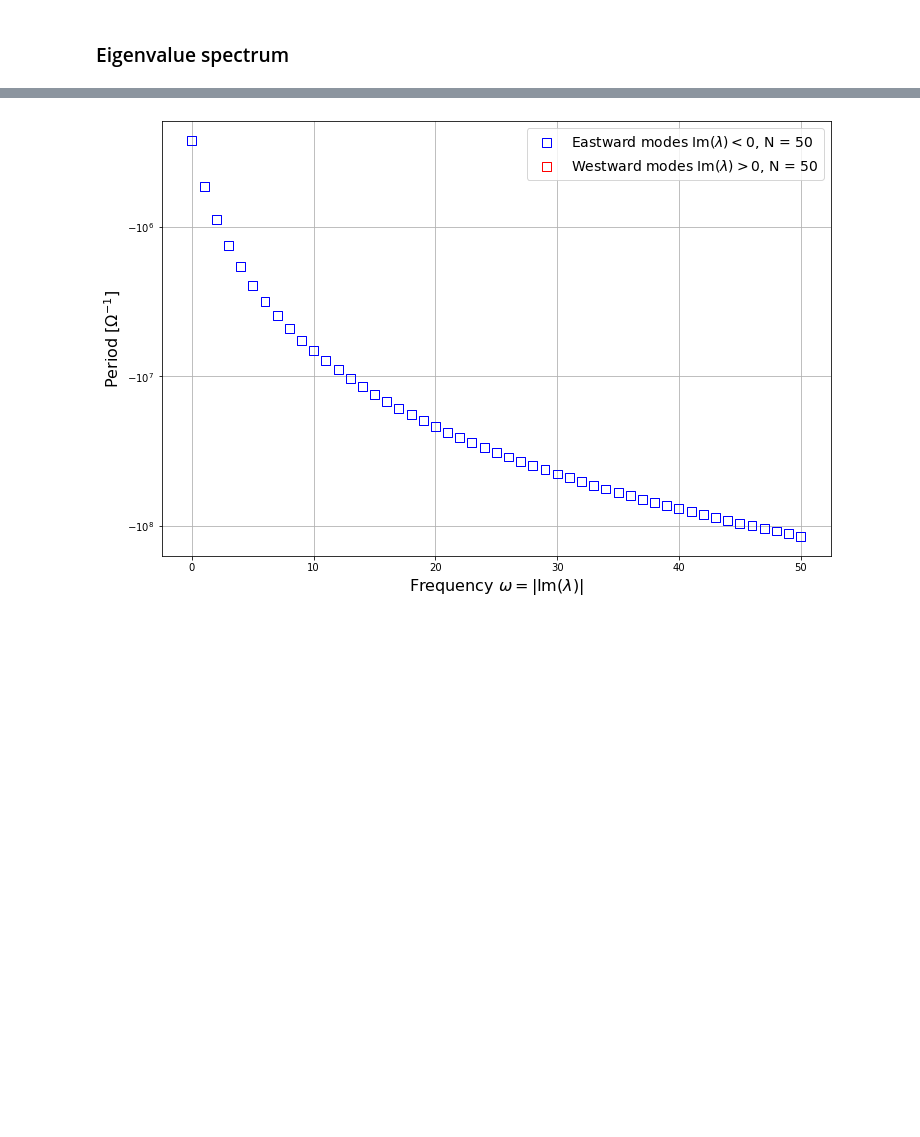
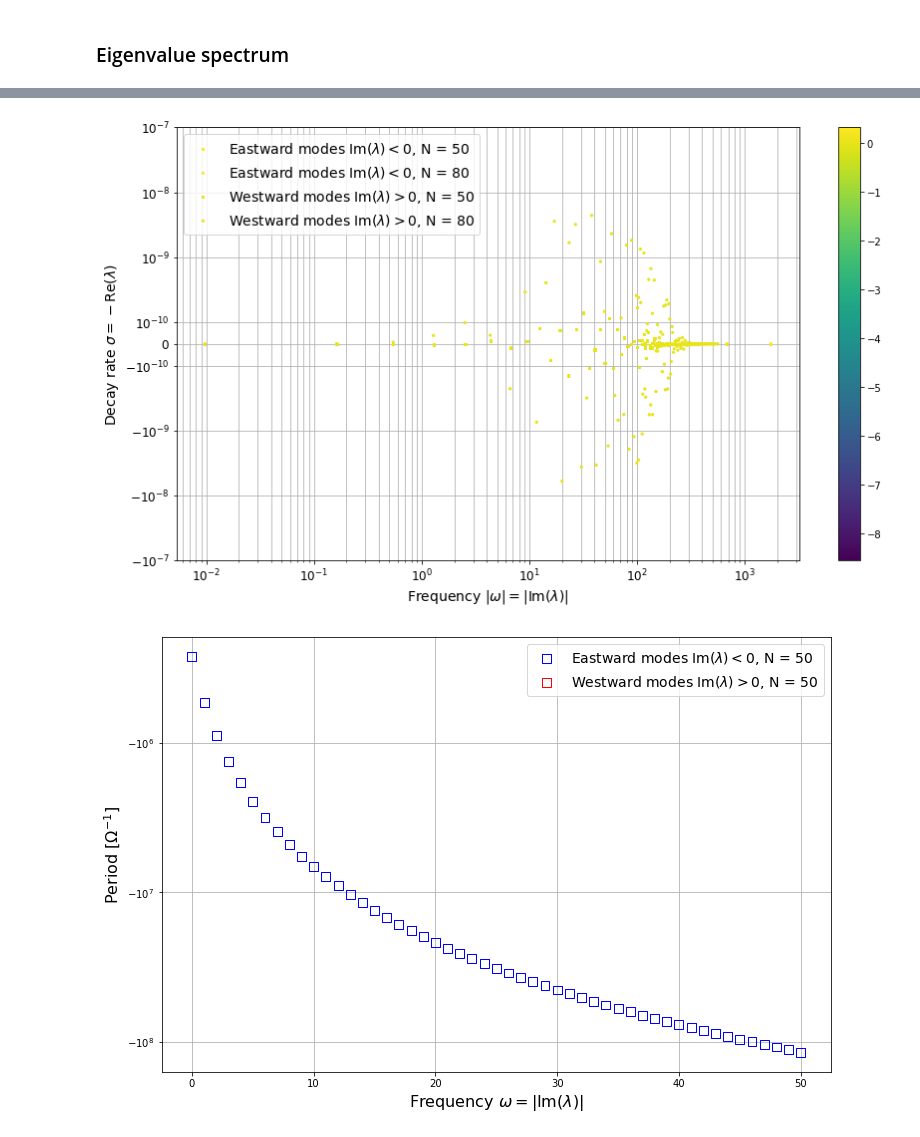
Before and after one commit to GentleMin/PlesioGeostroPy, a Jupyter notebook: Eigen_Post.ipynb, the cells around one changed output, grey strips where cells are left out. Drawn from its saved outputs; the diff is of its cells as text; code cells hidden in the pictures; blank space fills up the shorter version.

```diff
--- a/Eigen_Post.ipynb
+++ b/Eigen_Post.ipynb
@@ -1186,3 +1187,71 @@ plt.show()
+# %%
+fig, ax = plt.subplots(figsize=(14, 8))
+# save_name = "./out/eigen/Toroidal_Quadrupole/Spectrum_m3_Le-1e-4_east_on_top"
+save_name = None
+override = False
+
+style_cfg = [
+    [
+        {'s': 5, "marker": 's', "facecolors": "none", "linewidths": 1, 'zorder': 5},
+        {'s': 5, "marker": 'o', "facecolors": "none", "linewidths": 1, 'zorder': 5},
+    ],
+    [
+        {'s': 5, "marker": 's', "facecolors": "none", "linewidths": 1, 'zorder': 3},
+        {'s': 5, "marker": 'o', "facecolors": "none", "linewidths": 1, 'zorder': 3},
+    ],
+]
+ds_name = [
+    r"Eastward modes $\mathrm{Im}(\lambda) < 0$",
+    r"Westward modes $\mathrm{Im}(\lambda) > 0$"
+    # r"Fast modes $|\mathrm{Im}(\lambda)| > 1.$",
+    # r"Slow modes $|\mathrm{Im}(\lambda)| < 1.$"
+]
+
+vmin = 0
+vmax = 0
+for i_ds in range(len(ds_vals_collections)):
+    for i_src in range(len(label_list)):
+        if style_cfg[i_ds][i_src] is None:
+            continue
+        ratio = np.log10(np.linalg.norm(ds_vecs_collections[i_ds][i_src]['Psi'], axis=0)/np.linalg.norm(ds_vecs_collections[i_ds][i_src]['F_ext'], axis=0))
+        vmax = np.max(ratio) if np.max(ratio) > vmax else vmax
+        vmin = np.min(ratio) if np.min(ratio) < vmin else vmin
+
+
+for i_ds in range(len(ds_vals_collections)):
+    for i_src in range(len(label_list)):
+        if style_cfg[i_ds][i_src] is None:
+            continue
+        label = "%s, %s" % (ds_name[i_ds], label_list[i_src]) if isinstance(label_list[i_src], str) else "%s, N = %d" % (ds_name[i_ds], label_list[i_src])
+        im = ax.scatter(np.abs(np.imag(ds_vals_collections[i_ds][i_src])), -np.real(ds_vals_collections[i_ds][i_src]),
+            c=np.linalg.norm(ds_vecs_collections[i_ds][i_src]['Psi'], axis=0)/np.linalg.norm(ds_vecs_collections[i_ds][i_src]['F_ext'], axis=0),
+            **style_cfg[i_ds][i_src], vmin=vmin, vmax=vmax, label=label)
+
+ax.set_xlabel(r"Frequency $|\omega| = |\mathrm{Im}(\lambda)|$", fontsize=14)
+# ax.set_xlabel(r"Frequency $\omega = \mathrm{Im}(\lambda)$", fontsize=14)
+ax.set_ylabel(r"Decay rate $\sigma = -\mathrm{Re}(\lambda)$", fontsize=14)
+
+ax.set_xscale('log')
+# ax.set_xscale('symlog', linthresh=1e-3, linscale=.1)
+ax.set_yscale('symlog', linthresh=1e-10, linscale=.3)
+# ax.set_xlim([4, 6])
+ax.set_ylim([-1e-7, +1e-7])
+ax.tick_params(axis='both', which='major', labelsize=12)
+
+ax.grid(which="both")
+ax.legend(fontsize=14)
+
+plt.colorbar(im, ax=ax)
+
+if save_name is not None:
+    if os.path.exists(save_name + '.pdf') and not override:
+        print("File exists... aborting...")
+    else:
+        plt.savefig(save_name + '.pdf', format="pdf", bbox_inches="tight")
+        plt.savefig(save_name + '.png', format="png", dpi=150, bbox_inches="tight")
+plt.show()
+# %% [output]
+[figure, added]
 # %%
 fig, ax = plt.subplots(figsize=(12, 8))
 
```
Also changed, not shown: parts of 11 cells of this notebook, 4 other files.
